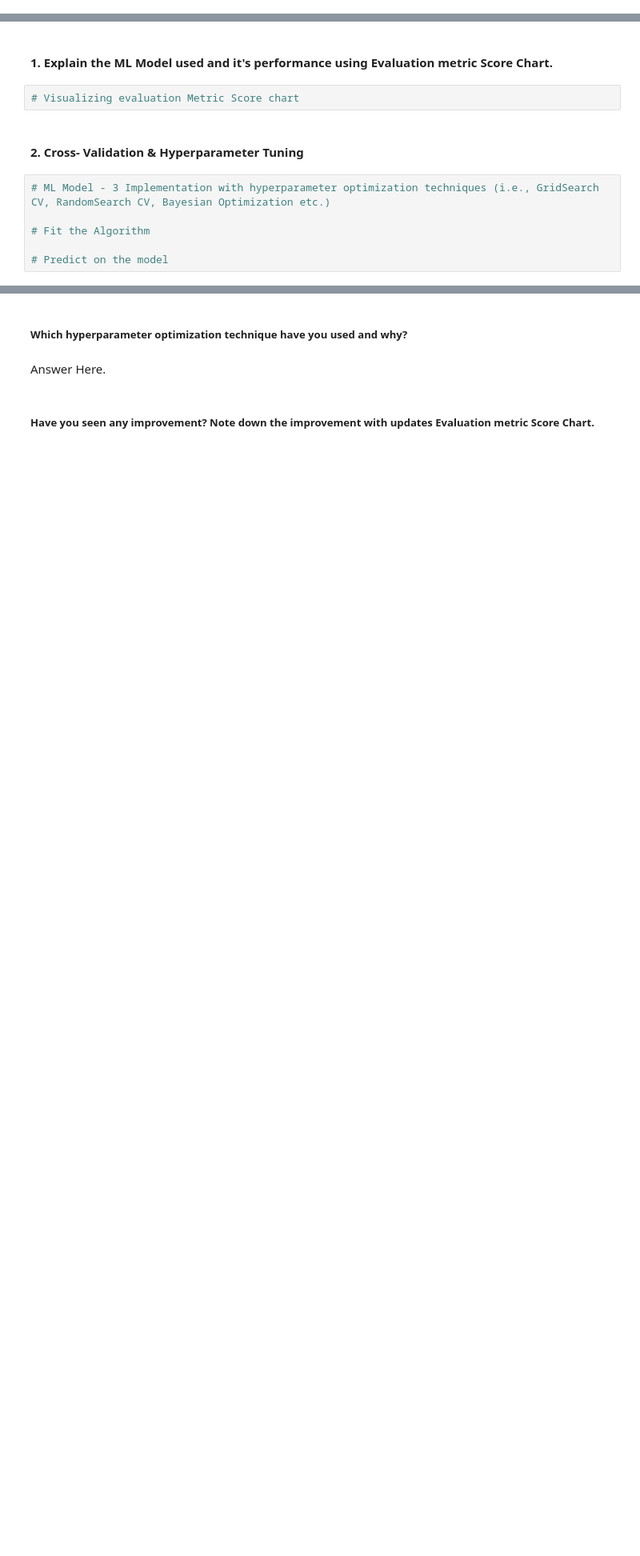
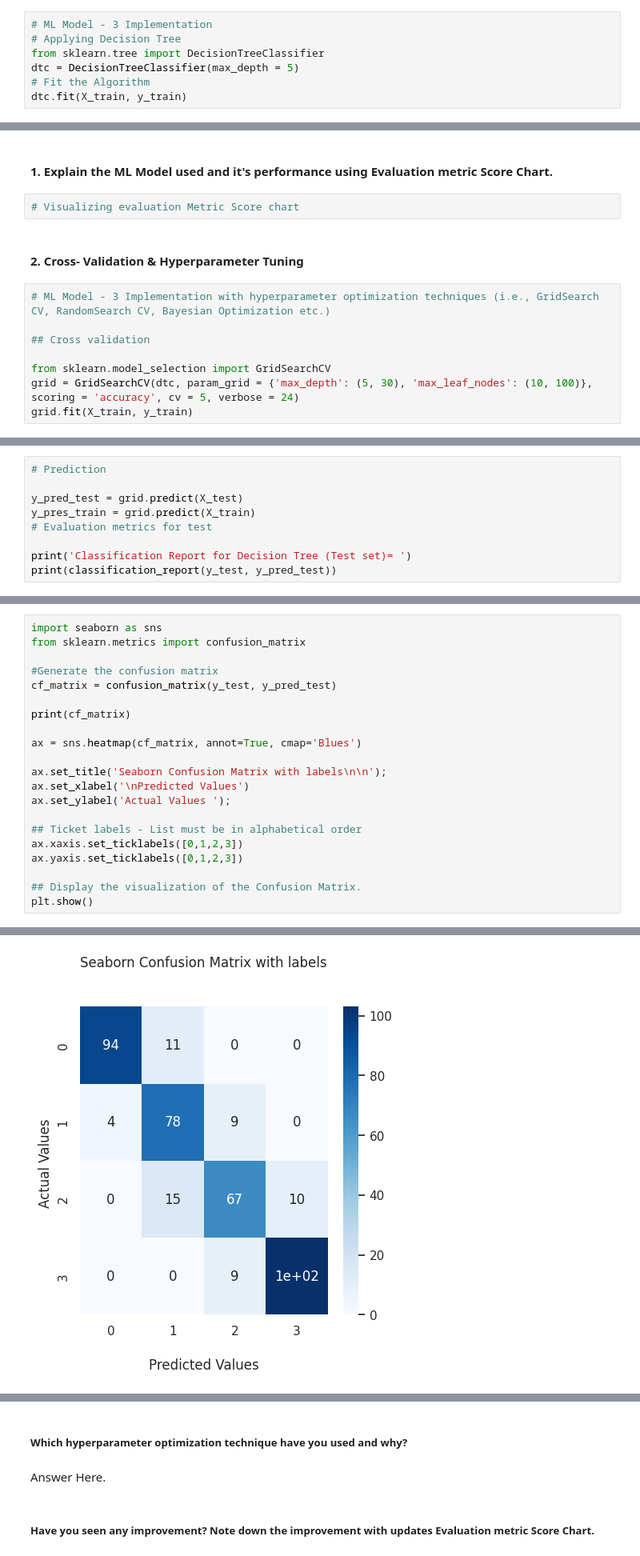
Before and after one commit to ash260498/-Datascience, a Jupyter notebook: Mobile_Price_range_prediction_Aswathi.ipynb, the cells around one changed output, grey strips where cells are left out. Shown at 80% size. Saved outputs shown, nothing was run; the diff lists cells and outputs as text; blank space fills up the shorter version.

```diff
--- a/Mobile_Price_range_prediction_Aswathi.ipynb
+++ b/Mobile_Price_range_prediction_Aswathi.ipynb
@@ -1210,0 +1205,7 @@ Answer Here.
+# %%
+# ML Model - 3 Implementation
+# Applying Decision Tree
+from sklearn.tree import DecisionTreeClassifier
+dtc = DecisionTreeClassifier(max_depth = 5)
+# Fit the Algorithm
+dtc.fit(X_train, y_train)
@@ -1217,6 +1247,8 @@ Answer Here.
 # %%
 # ML Model - 3 Implementation with hyperparameter optimization techniques (i.e., GridSearch CV, RandomSearch CV, Bayesian Optimization etc.)
 
-# Fit the Algorithm
+## Cross validation
 
-# Predict on the model
+from sklearn.model_selection import GridSearchCV
+grid = GridSearchCV(dtc, param_grid = {'max_depth': (5, 30), 'max_leaf_nodes': (10, 100)}, scoring = 'accuracy', cv = 5, verbose = 24)
+grid.fit(X_train, y_train)
@@ -1222,0 +1276,9 @@ Answer Here.
+# %%
+# Prediction
+
+y_pred_test = grid.predict(X_test)
+y_pres_train = grid.predict(X_train)
+# Evaluation metrics for test
+
+print('Classification Report for Decision Tree (Test set)= ')
+print(classification_report(y_test, y_pred_test))
@@ -1222,0 +1297,22 @@ Answer Here.
+# %%
+import seaborn as sns
+from sklearn.metrics import confusion_matrix
+
+#Generate the confusion matrix
+cf_matrix = confusion_matrix(y_test, y_pred_test)
+
+print(cf_matrix)
+
+ax = sns.heatmap(cf_matrix, annot=True, cmap='Blues')
+
+ax.set_title('Seaborn Confusion Matrix with labels\n\n');
+ax.set_xlabel('\nPredicted Values')
+ax.set_ylabel('Actual Values ');
+
+## Ticket labels - List must be in alphabetical order
+ax.xaxis.set_ticklabels([0,1,2,3])
+ax.yaxis.set_ticklabels([0,1,2,3])
+
+## Display the visualization of the Confusion Matrix.
+plt.show()
+# %% [output]
@@ -1222,0 +1323 @@ Answer Here.
+[figure, added]
```
Also changed, not shown: parts of 16 cells of this notebook.
